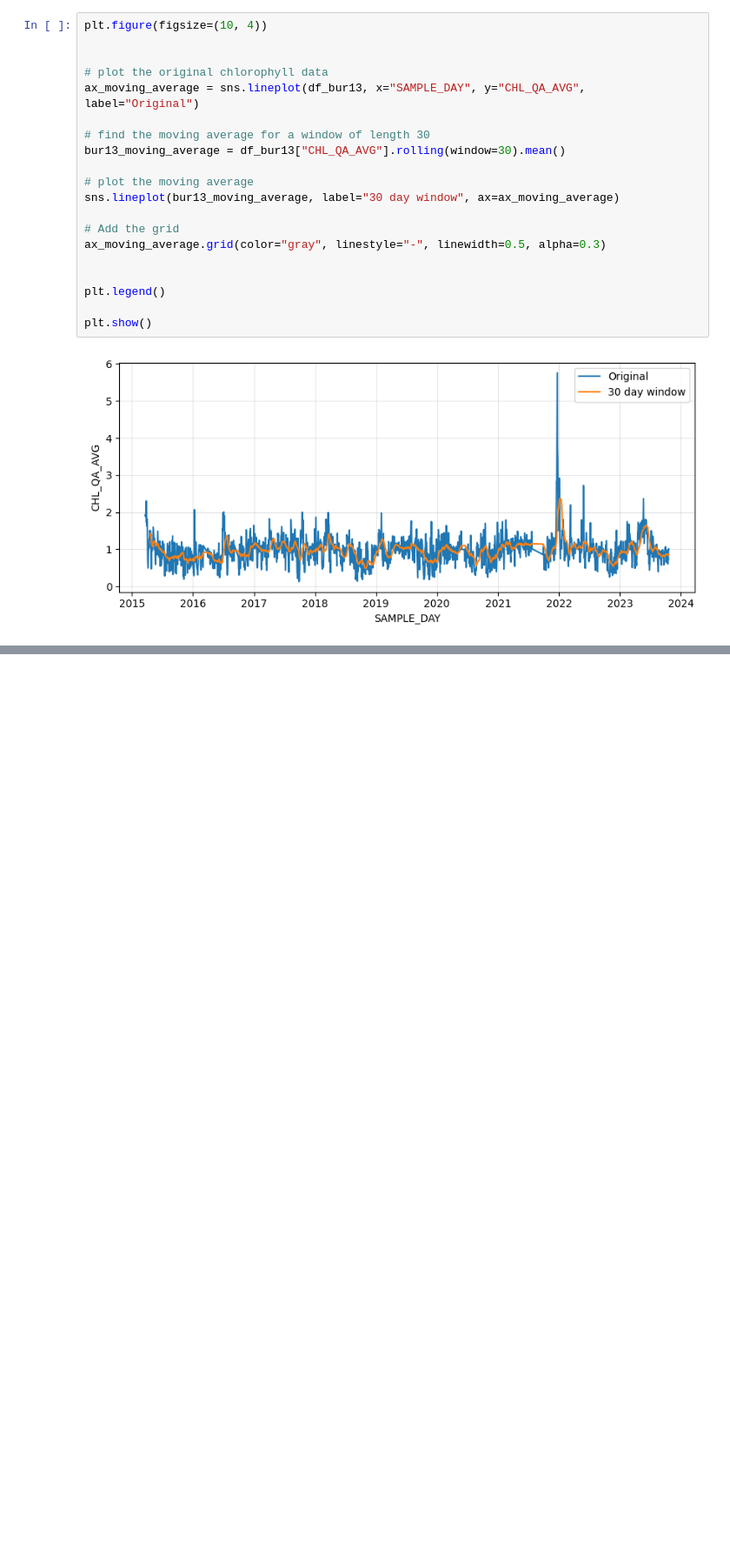
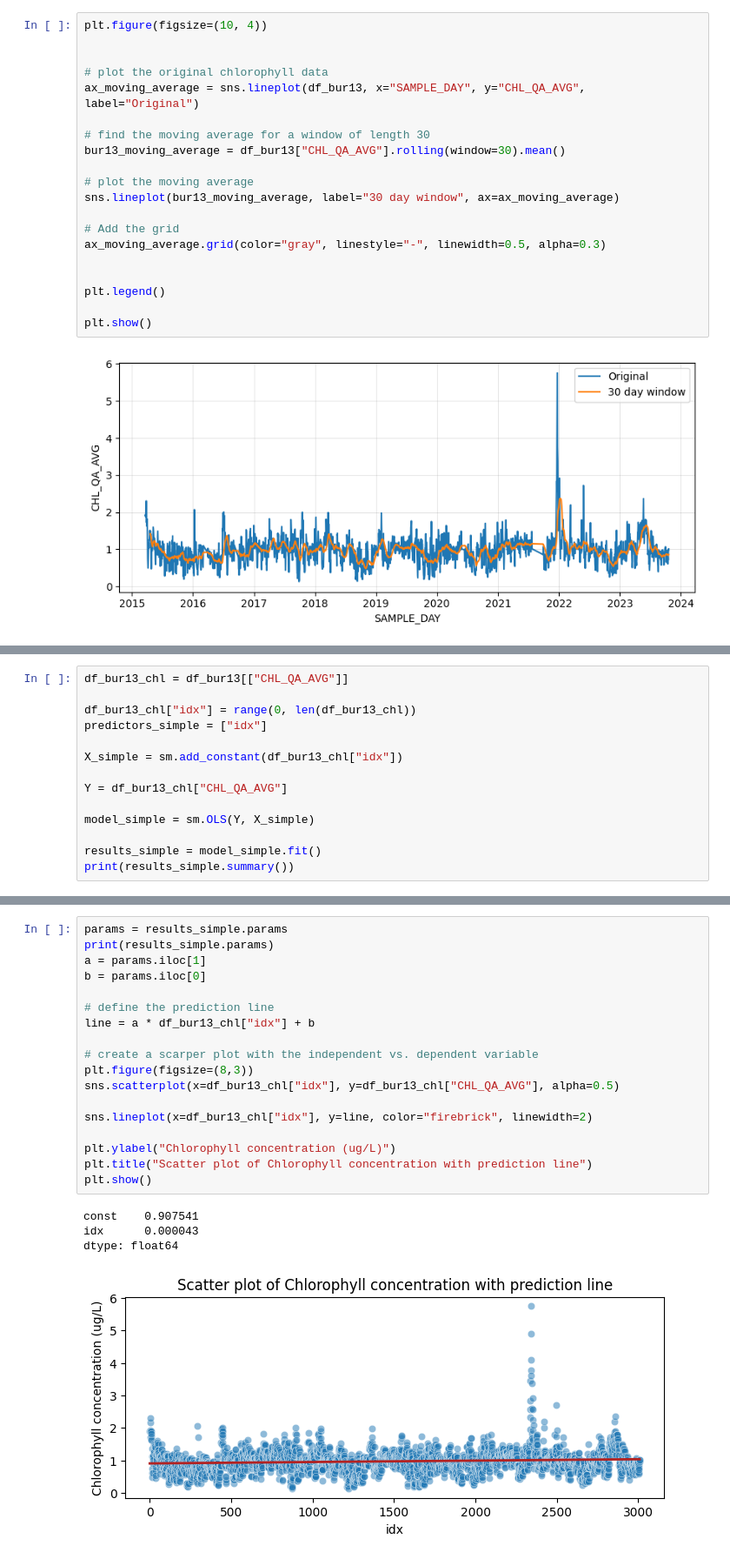
Before and after one commit to Talhamuhammadali/ML-projects, a Jupyter notebook: Linear Regression/Coral-analysis/coral.ipynb, the cells around one changed output, grey strips where cells are left out. Shown at 87% size. Drawn from its saved outputs; the diff is of its cells as text; blank space fills up the shorter version.

```diff
--- a/Linear Regression/Coral-analysis/coral.ipynb
+++ b/Linear Regression/Coral-analysis/coral.ipynb
@@ -138,0 +137,14 @@ plt.show()
+# %%
+df_bur13_chl = df_bur13[["CHL_QA_AVG"]]
+
+df_bur13_chl["idx"] = range(0, len(df_bur13_chl))
+predictors_simple = ["idx"]
+
+X_simple = sm.add_constant(df_bur13_chl["idx"])
+
+Y = df_bur13_chl["CHL_QA_AVG"]
+
+model_simple = sm.OLS(Y, X_simple)
+
+results_simple = model_simple.fit()
+print(results_simple.summary())
@@ -138,0 +174,23 @@ plt.show()
+# %%
+params = results_simple.params
+print(results_simple.params)
+a = params.iloc[1]
+b = params.iloc[0]
+
+# define the prediction line
+line = a * df_bur13_chl["idx"] + b
+
+# create a scarper plot with the independent vs. dependent variable
+plt.figure(figsize=(8,3))
+sns.scatterplot(x=df_bur13_chl["idx"], y=df_bur13_chl["CHL_QA_AVG"], alpha=0.5)
+
+sns.lineplot(x=df_bur13_chl["idx"], y=line, color="firebrick", linewidth=2)
+
+plt.ylabel("Chlorophyll concentration (ug/L)")
+plt.title("Scatter plot of Chlorophyll concentration with prediction line")
+plt.show()
+# %% [output]
+const    0.907541
+idx      0.000043
+dtype: float64
+[figure, added]
```
Also changed, not shown: parts of 6 cells of this notebook, 1 other file.
